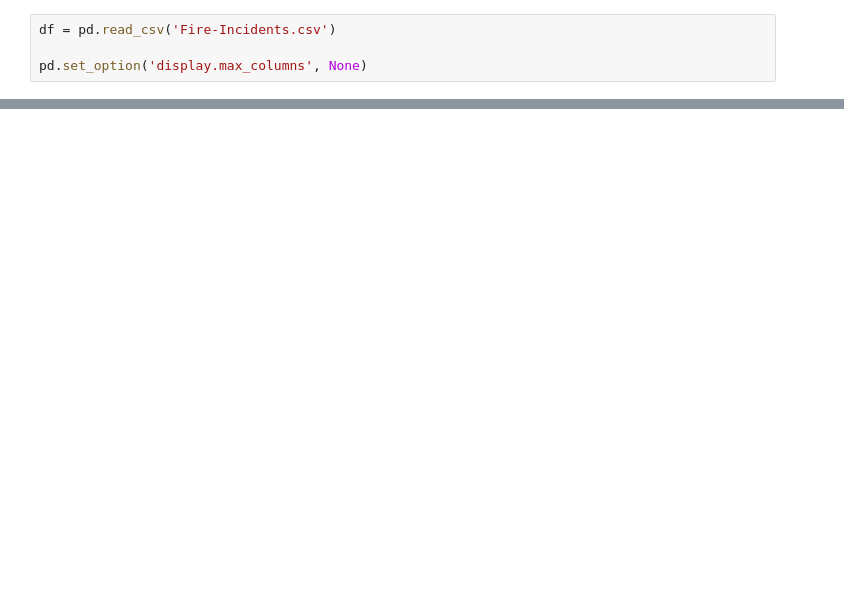
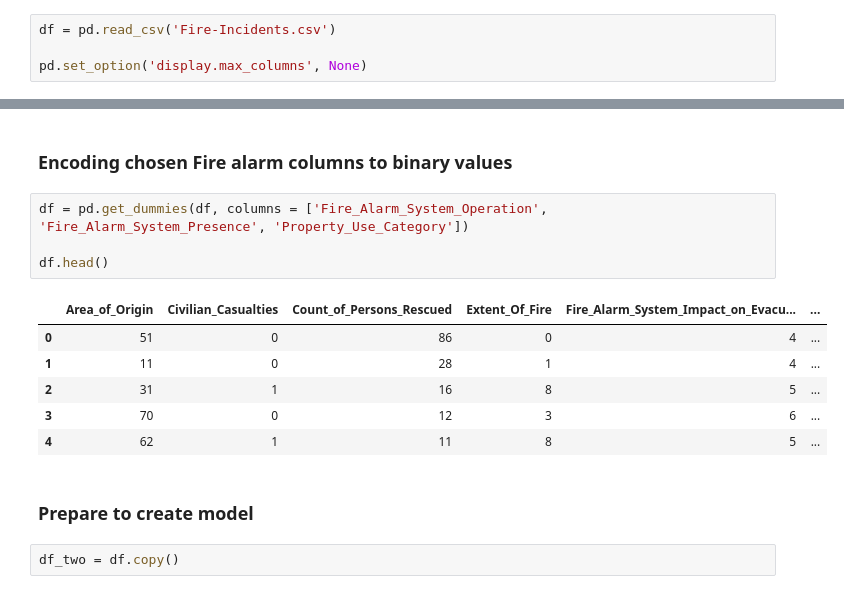
Before and after one commit to infoshareacademy/grupa_BKMMZ, a Jupyter notebook: ML/Fire_Project.ipynb, the cells around one changed output, grey strips where cells are left out. Drawn from its saved outputs; the diff is of its cells as text; blank space fills up the shorter version.

```diff
--- a/ML/Fire_Project.ipynb
+++ b/ML/Fire_Project.ipynb
@@ -47,0 +223,17 @@ df.head()
+# %% [markdown]
+### Encoding chosen Fire alarm columns to binary values
+# %%
+df = pd.get_dummies(df, columns = ['Fire_Alarm_System_Operation', 'Fire_Alarm_System_Presence', 'Property_Use_Category'])
+
+df.head()
+# %% [output]
+|  | Area_of_Origin | Civilian_Casualties | Count_of_Persons_Rescued | Extent_Of_Fire | Fire_Alarm_System_Impact_on_Evacu... | ... |
+| 0 | 51 | 0 | 86 | 0 | 4 | ... |
+| 1 | 11 | 0 | 28 | 1 | 4 | ... |
+| 2 | 31 | 1 | 16 | 8 | 5 | ... |
+| 3 | 70 | 0 | 12 | 3 | 6 | ... |
+| 4 | 62 | 1 | 11 | 8 | 5 | ... |
+# %% [markdown]
+### Prepare to create model
+# %%
+df_two = df.copy()
```
Also changed, not shown: parts of 33 cells of this notebook, 1 other file.
